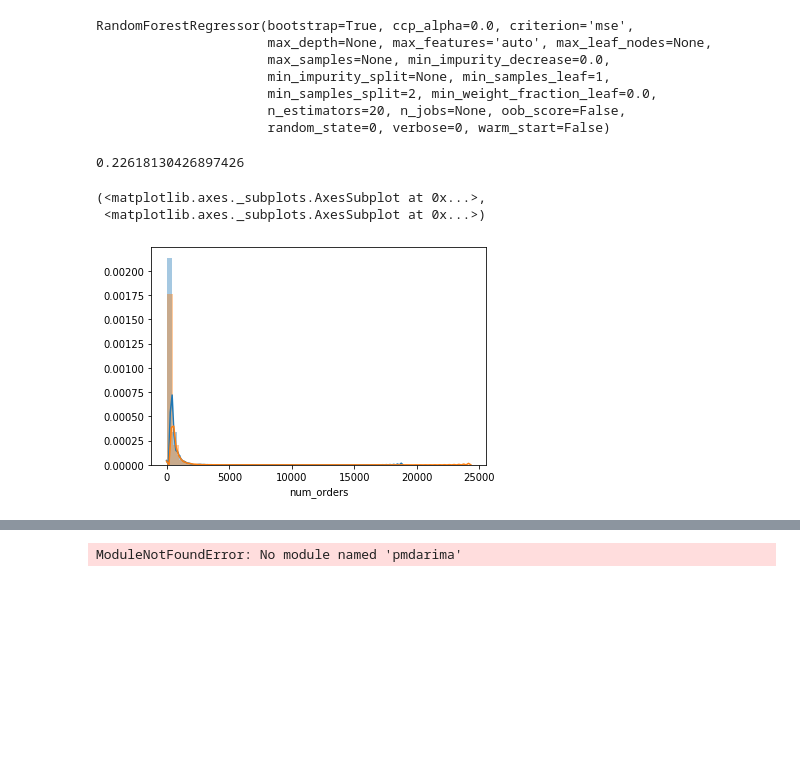
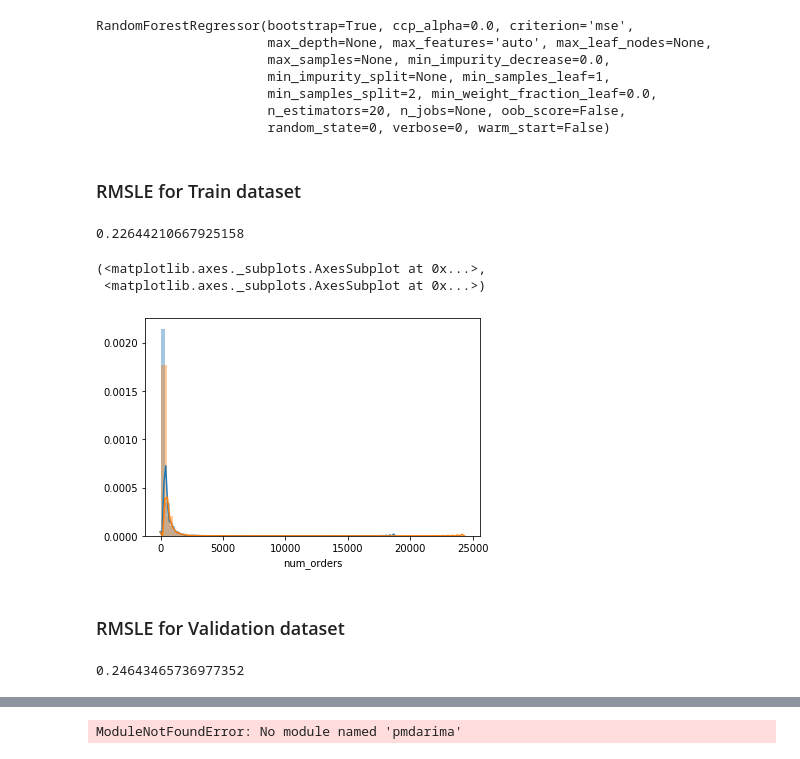
Before and after one commit to Shivansh-Commits/Food-Demand-Forecasting-DATA-SCIENCE-CHALLANGE, a Jupyter notebook: Genpact_shivansh.ipynb, the cells around one changed output, grey strips where cells are left out. Drawn from its saved outputs; the diff is of its cells as text; code cells hidden in the pictures; blank space fills up the shorter version.

```diff
--- a/Genpact_shivansh.ipynb
+++ b/Genpact_shivansh.ipynb
@@ -305,8 +305,11 @@ from sklearn.metrics import mean_squared_log_error
 from math import sqrt
 # %%
 from sklearn.ensemble import RandomForestRegressor
-reg = RandomForestRegressor(n_estimators = 20, random_state = 0)
-reg.fit(x_train, y_train)
+reg_train = RandomForestRegressor(n_estimators = 20, random_state = 0)
+reg_test = RandomForestRegressor(n_estimators = 20, random_state = 0)
+
+reg_train.fit(x_train , y_train)
+reg_test.fit(x_val , y_val)
 # %% [output]
 RandomForestRegressor(bootstrap=True, ccp_alpha=0.0, criterion='mse',
                       max_depth=None, max_features='auto', max_leaf_nodes=None,
@@ -320,10 +321,21 @@ pred = reg.predict(x_train)
+# %%
+pred_1 = reg_train.predict(x_train)
+pred_2 = reg_test.predict(x_val)
+# %% [markdown]
+### RMSLE for Train dataset
 # %%
-sqrt(mean_squared_log_error( y_train, pred ))
+sqrt(mean_squared_log_error( y_train, pred_1 ))
 # %% [output]
-0.22618130426897426
+0.22644210667925158
 # %%
- sns.distplot(pred) , sns.distplot(train['num_orders']) #BLUE : Predicted values , ORANGE: Original Values
+ sns.distplot(pred_1) , sns.distplot(train['num_orders']) #BLUE : Predicted values , ORANGE: Original Values
 # %% [output]
 (<matplotlib.axes._subplots.AxesSubplot at 0x...>,
  <matplotlib.axes._subplots.AxesSubplot at 0x...>)
-[figure, old version]
+[figure, new version]
+# %% [markdown]
+### RMSLE for Validation dataset
+# %%
+sqrt(mean_squared_log_error( y_val, pred_2 ))
+# %% [output]
+0.24643465736977352
```
Also changed, not shown: parts of 5 cells of this notebook.
